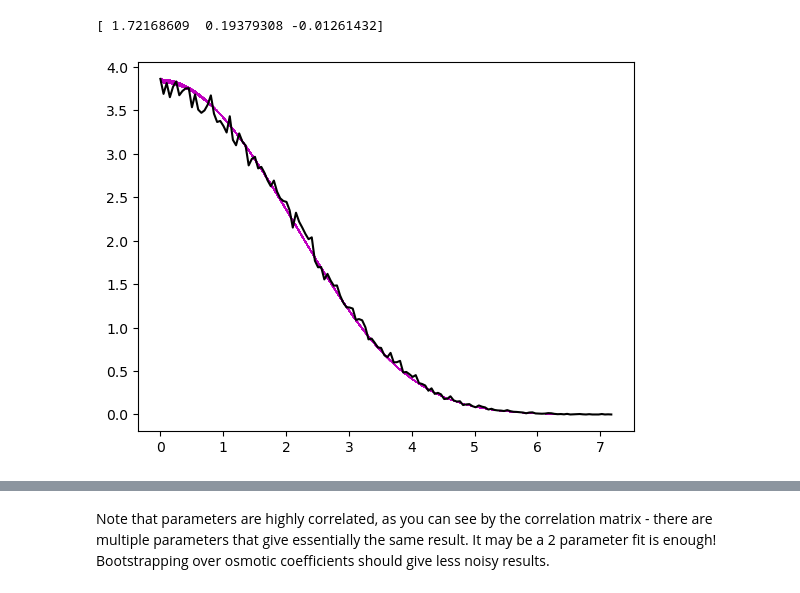
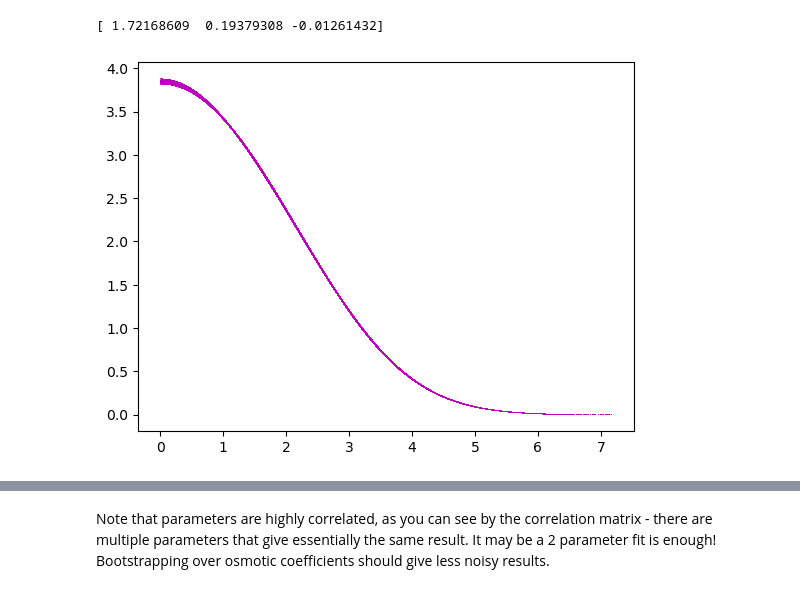
Before and after one commit to barmoral/HW_openMM, a Jupyter notebook: blanca_analysis/hw_bootstrapping_fitting_BM_MRS.ipynb, the cells around one changed output, grey strips where cells are left out. Drawn from its saved outputs; the diff is of its cells as text; code cells hidden in the pictures.

```diff
--- a/blanca_analysis/hw_bootstrapping_fitting_BM_MRS.ipynb
+++ b/blanca_analysis/hw_bootstrapping_fitting_BM_MRS.ipynb
@@ -763,11 +764,11 @@ c_opt_sparse_all = converge_c(full_opt,zsparse_all,cz_start=c_new_sparse_all,ver
 # %%
 # now plot the new data
 for i in range(len(bcs)):
     plt.scatter(zsparse_all,bcs[i],s=0.1,lw=0.1,c='m')
-plt.plot(z,concentration_profiles[0],'k')
+# plt.plot(z,concentration_profiles[0],'k')
 plt.show()
 # %% [output]
-[figure, old version]
+[figure, new version]
 # %%
 # compute the correlation coefficients
 stdparam = np.std(bparams,axis=0)
```
Also changed, not shown: parts of 10 cells of this notebook, 11 other files.
